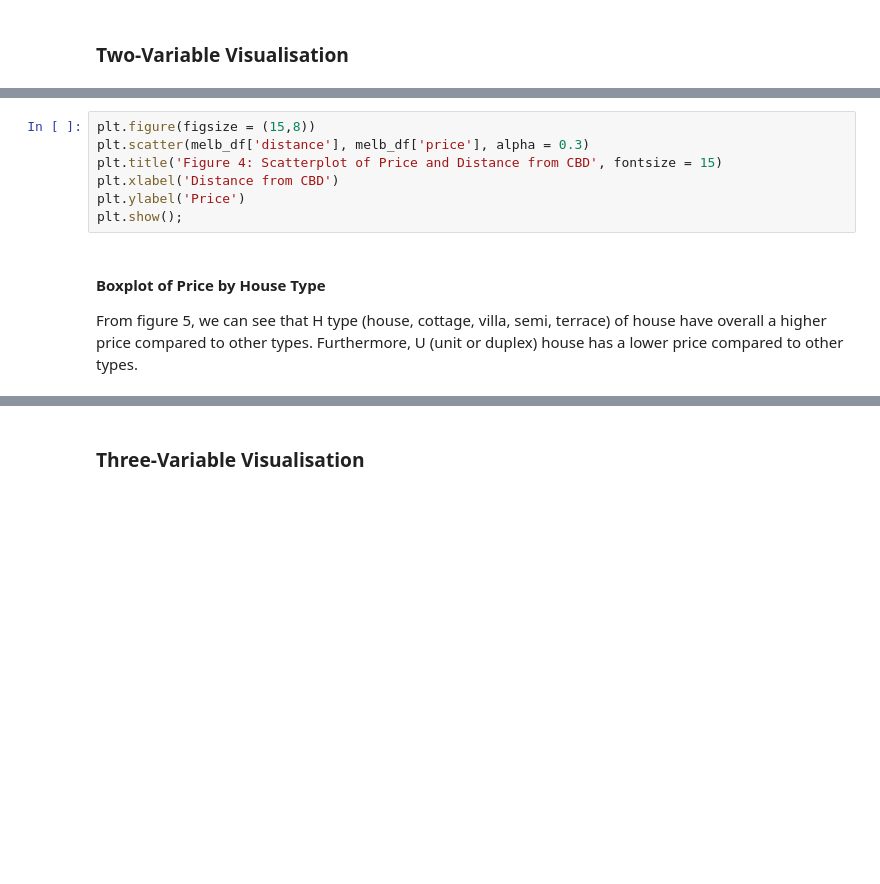
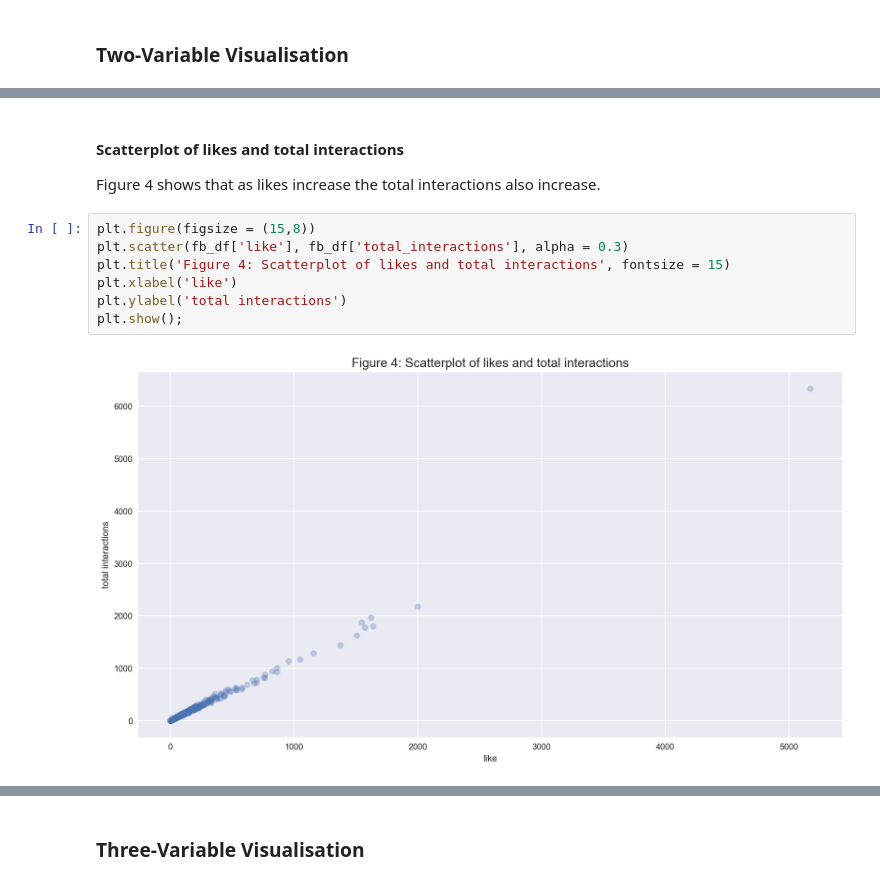
Before and after one commit to athul-tmp/Facebook-Metrics-Analysis, a Jupyter notebook: Phase1_Project.ipynb, the cells around one changed output, grey strips where cells are left out. Drawn from its saved outputs; the diff is of its cells as text; blank space fills up the shorter version.

```diff
--- a/Phase1_Project.ipynb
+++ b/Phase1_Project.ipynb
@@ -254,11 +333,13 @@ Figure 4 shows that there is a correlation between the distance from CBD and pri
+# %% [markdown]
+#### Scatterplot of likes and total interactions
+
+Figure 4 shows that as likes increase the total interactions also increase.
 # %%
 plt.figure(figsize = (15,8))
-plt.scatter(melb_df['distance'], melb_df['price'], alpha = 0.3)
-plt.title('Figure 4: Scatterplot of Price and Distance from CBD', fontsize = 15)
-plt.xlabel('Distance from CBD')
-plt.ylabel('Price')
+plt.scatter(fb_df['like'], fb_df['total_interactions'], alpha = 0.3)
+plt.title('Figure 4: Scatterplot of likes and total interactions', fontsize = 15)
+plt.xlabel('like')
+plt.ylabel('total interactions')
 plt.show();
+# %% [output]
+[figure, added]
-# %% [markdown]
-#### Boxplot of Price by House Type
-
-From figure 5, we can see that H type (house, cottage, villa, semi, terrace) of house have overall a higher price compared to other types. Furthermore, U (unit or duplex) house has a lower price compared to other types.
```
Also changed, not shown: parts of 88 cells of this notebook.
